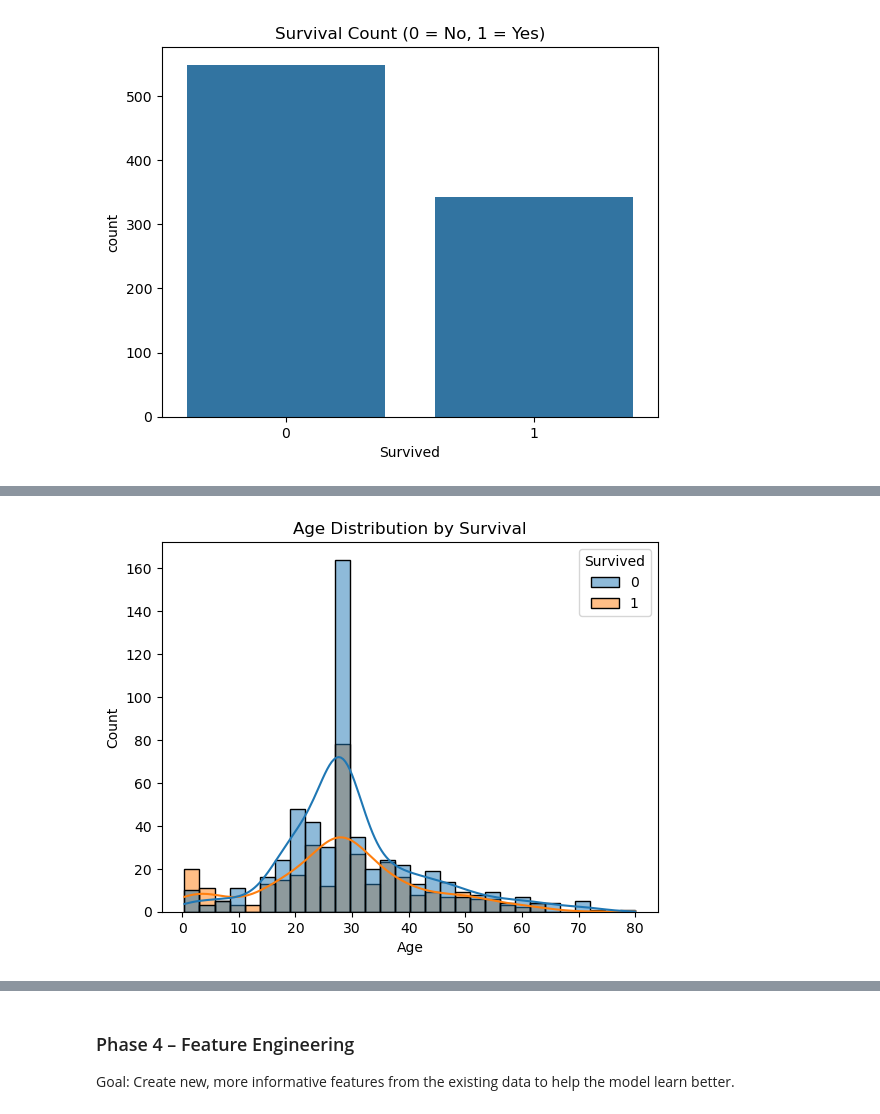
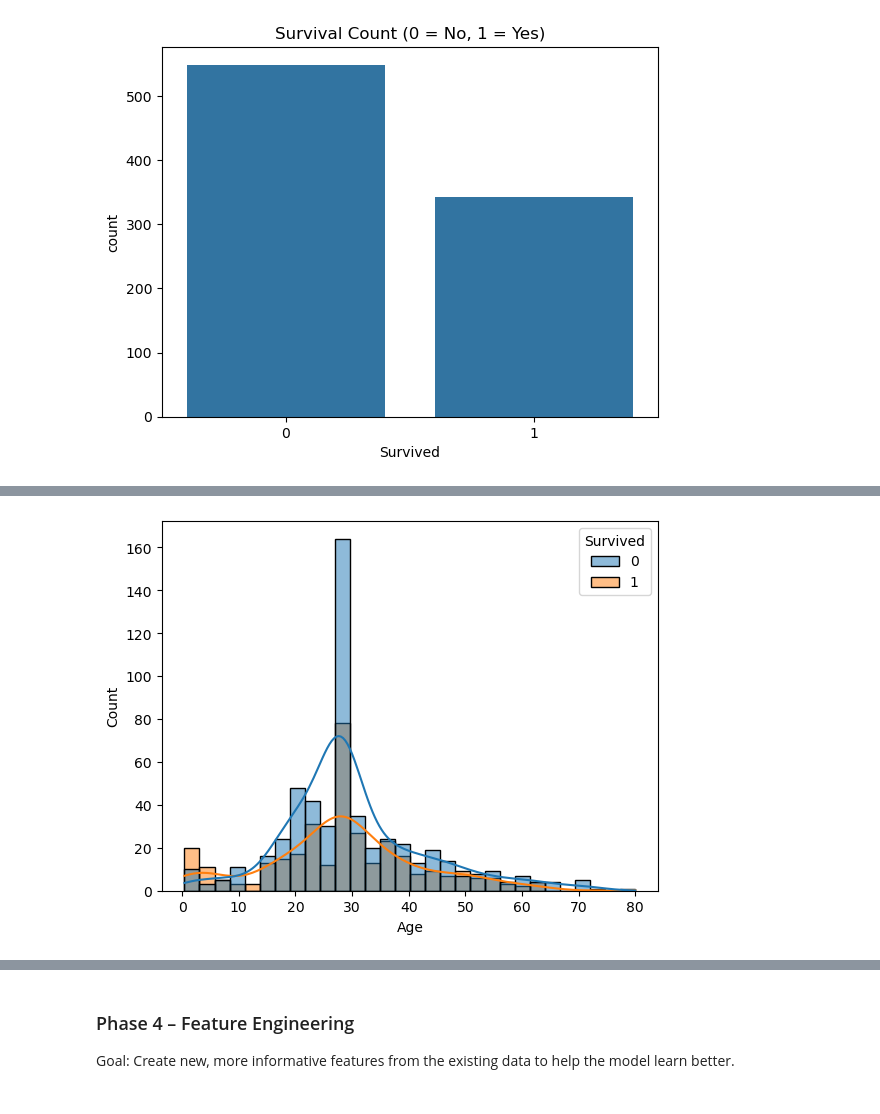
Before and after one commit to harshini2000-dev/Titanic_ML, a Jupyter notebook: Titanic_nb.ipynb, the cells around one changed output, grey strips where cells are left out. Cells and saved outputs as stored; diff of their text form; code cells hidden in the pictures.

```diff
--- a/Titanic_nb.ipynb
+++ b/Titanic_nb.ipynb
@@ -233,7 +255,7 @@ plt.show()
 # %%
 # 4. Age Distribution by Survival
-sns.histplot(data=df, x='Age', hue='Survived', kde=True)
-plt.title('Age Distribution by Survival')
+sns.histplot(data=df, x='Age', hue='Survived',bins=30, kde=True)
+plt.title = 'Age Distribution by Survival'
 plt.show()
 # %% [output]
-[figure, old version]
+[figure, new version]
```
Also changed, not shown: parts of 44 cells of this notebook, 1 other file.
